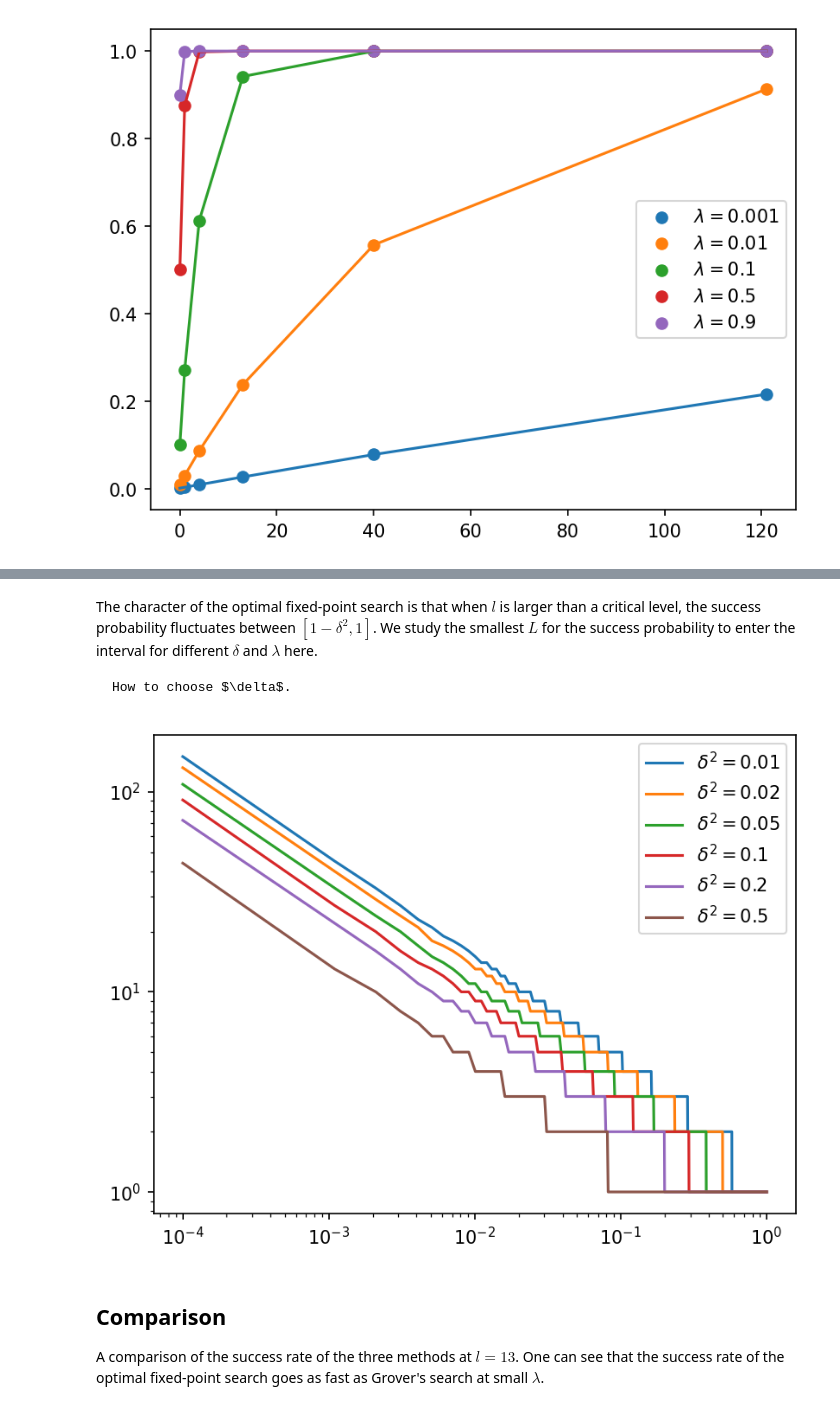
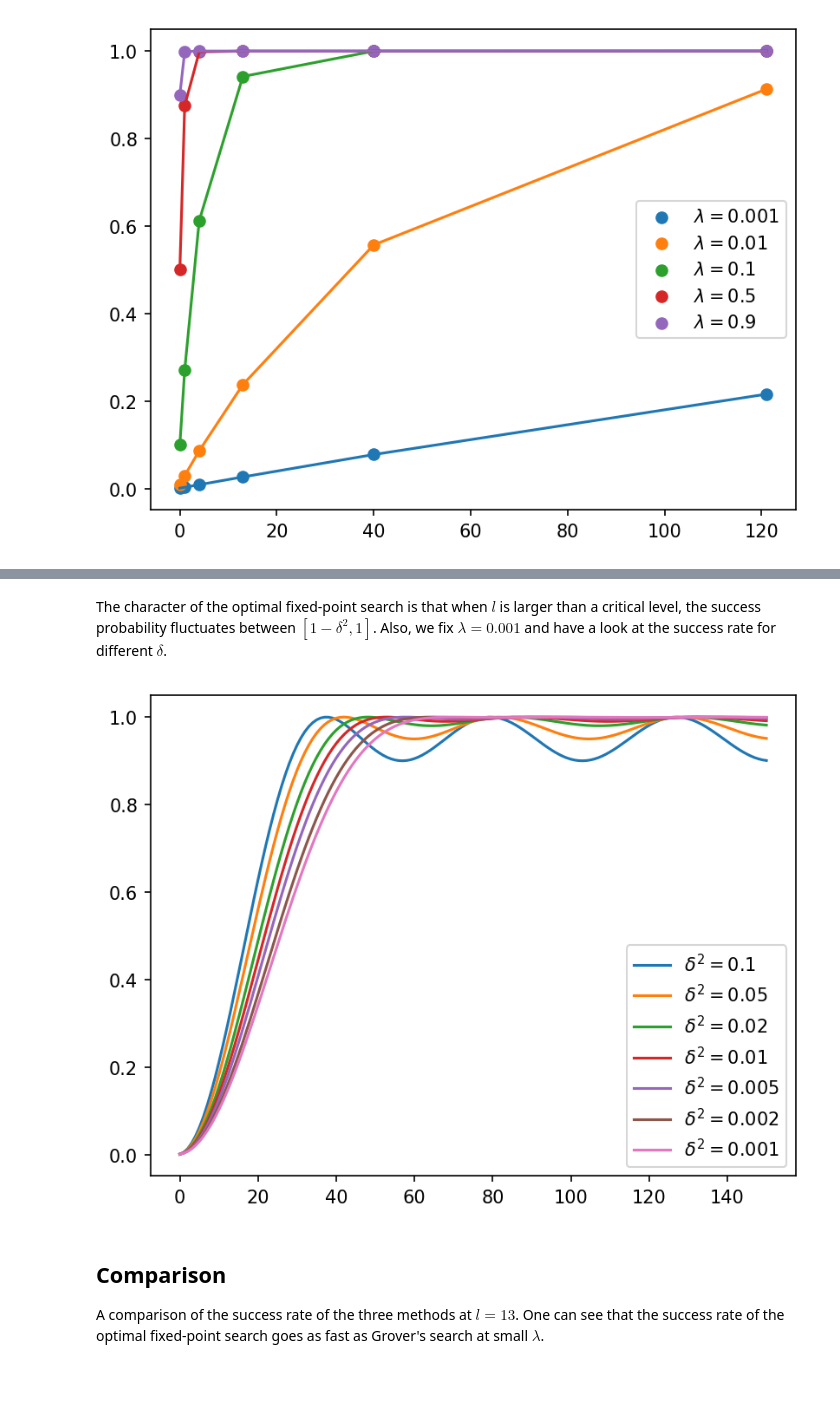
Before and after one commit to helloluxi/notes-qc, a Jupyter notebook: docs/Search/FixedPointSearch.ipynb, the cells around one changed output, grey strips where cells are left out. Drawn from its saved outputs; the diff is of its cells as text; code cells hidden in the pictures; blank space fills up the shorter version.

````diff
--- a/docs/Search/FixedPointSearch.ipynb
+++ b/docs/Search/FixedPointSearch.ipynb
@@ -139,7 +139,7 @@ def success_probability(alpha_list, beta_list, sqrt_one_minus_lambda):
 ## Algorithms
 # %%
 # Simulation parameters
-max_l = 200
+max_l = 150
 lambda_list = [0.001, 0.01, 0.1, 0.5, 0.9]
 # %% [markdown]
 ### The original Grover's search
@@ -213,16 +213,19 @@ Proof. *The original paper really spares words like gold...*
 ```
+# %%
+def inv_chebyt_inv(L:int, delta:float):
+    '''Assert 0 < delta < 1'''
+    # Since T_L'(1) = L^2 and T_L is convex at x>1, T_L^{-1}(y) where y > 1 must lie in [1-(y-1)/(L(L+1)), 1].
+    return brentq(lambda gamma: eval_chebyt(L, 1/gamma) - 1/delta,
+                    1 / (1 + (1/delta - 1) / L**2),
+                    1) if L>1 else delta
 # %%
 delta = 0.1**0.5
 
 fpqs_alpha_dict = {}
 fpqs_beta_dict = {}
-fpqs_inv_gammma_dict = {}
 for l in range(max_l+1):
-    # Since T_L'(1) = L(L+1) and T_L is convex at x>1, T_L^{-1}(y) where y > 1 must lie in [1-(y-1)/(L(L+1)), 1].
-    fpqs_inv_gammma_dict[l] = brentq(lambda gamma: eval_chebyt(l*2+1, 1/gamma) - 1/delta,
-                                    max(1e-15, 1 - (1/delta - 1) / (l * (l + 1))), 1) if l else delta
     fpqs_alpha_dict[l] = np.array([np.pi + 2 * np.arctan(
-        np.tan(2 * np.pi * j / (l*2+1)) * np.sqrt(1 - fpqs_inv_gammma_dict[l]**2)
+        np.tan(2 * np.pi * j / (l*2+1)) * np.sqrt(1 - inv_chebyt_inv(l*2+1, delta)**2)
         ) for j in range(1,l+1)])
     fpqs_beta_dict[l]  = fpqs_alpha_dict[l][::-1]
 
@@ -238,7 +241,7 @@ plt.show()
 # plt.figure(dpi=150)
 # for _lambda in lambda_list:
 #     plt.plot(range(max_l+1),
-#             [1 - (delta*eval_chebyt(l*2+1,np.sqrt(1-_lambda)/fpqs_inv_gammma_dict[l]))**2 for l in range(max_l+1)],
+#             [1 - (delta*eval_chebyt(l*2+1,np.sqrt(1-_lambda)/inv_chebyt_inv(l*2+1, delta)))**2 for l in range(max_l+1)],
 #             label=f'$\\lambda={_lambda}$')
 # plt.legend()
 # plt.show()
@@ -247,7 +250,3 @@ plt.show()
 # %% [markdown]
 The character of the optimal fixed-point search is that when $l$ is larger than a critical level, the success probability fluctuates between $[1-\delta^2,1]$.
-We study the smallest $L$ for the success probability to enter the interval for different $\delta$ and $\lambda$ here.
-
-```{admonition} Todo
-How to choose $\delta$.
-```
+Also, we fix $\lambda=0.001$ and have a look at the success rate for different $\delta$.
@@ -260,14 +253,14 @@ def find_first_l(f):
 # %%
 range_lambda = np.arange(0.0001, 1.0001, 0.001)
 plt.figure(dpi=150)
-for delta in [0.01**0.5, 0.02**0.5, 0.05**0.5, 0.1**0.5, 0.2**0.5, 0.5**0.5]:
-    l_list = [find_first_l(lambda l: eval_chebyt(2*l+1, (1-_lambda)**-0.5) - 1/delta)
-        for _lambda in range_lambda]
-    plt.loglog(range_lambda, l_list, label=f'$\\delta^2={np.round(delta**2,3)}$')
+for delta in [0.1**0.5, 0.05**0.5, 0.02**0.5, 0.01**0.5, 0.005**0.5, 0.002**0.5, 0.001**0.5]:
+    plt.plot(range(max_l+1),
+                [1 - (delta*eval_chebyt(l*2+1,np.sqrt(0.999)/inv_chebyt_inv(l*2+1,delta)))**2 for l in range(max_l+1)],
+                label=f'$\\delta^2={np.round(delta**2,3)}$')
 plt.legend()
 plt.show()
 # %% [output]
-[figure, old version]
+[figure, new version]
 # %% [markdown]
 ## Comparison
 
````
Also changed, not shown: parts of 5 cells of this notebook.
